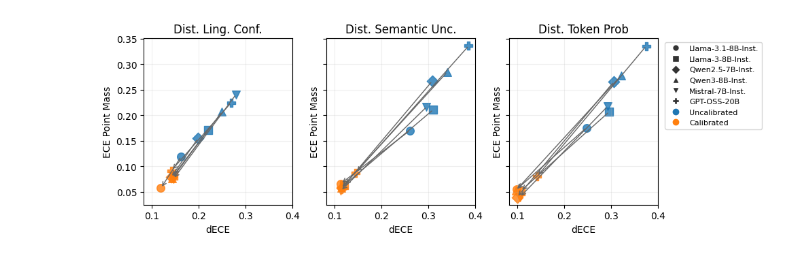
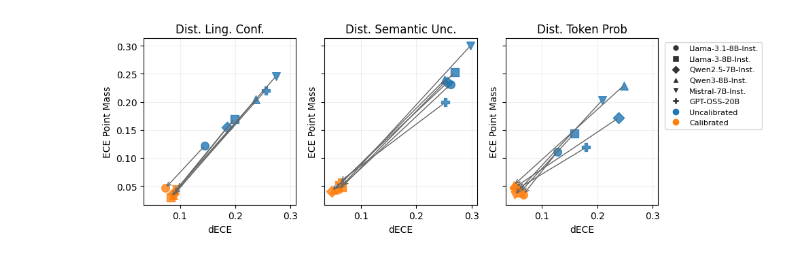
Before and after one commit to Ivan-Yeh/lm-confidence-evaluation-harness, a Jupyter notebook: papers/in_domain_post_hoc.ipynb, the cells around one changed output. Saved outputs shown, nothing was run; the diff lists cells and outputs as text; code cells hidden in the pictures.

```diff
--- a/papers/in_domain_post_hoc.ipynb
+++ b/papers/in_domain_post_hoc.ipynb
@@ -153,9 +153,11 @@ import matplotlib.pyplot as plt
 
 plot_df = agg_mean_df.reset_index()
 
+space = "signal"
+
 metrics = {
-    "original": ("original_linguistic_dECE", "original_linguistic_dECE_pt"),
-    "calibrated": ("calibrated_linguistic_dECE", "calibrated_linguistic_dECE_pt"),
+    "original": (f"original_{space}_dECE", f"original_{space}_dECE_pt"),
+    "calibrated": (f"calibrated_{space}_dECE", f"calibrated_{space}_dECE_pt"),
 }
 
 method_order = [methods_names[key] for key in methods_names]
@@ -190,32 +192,32 @@ for ax, method in zip(axes, method_order):
             arrowprops=dict(arrowstyle="->", color="0.4", lw=1),
         )
     ax.set_title(method)
     ax.set_xlabel("dECE")
     ax.set_ylabel("ECE Point Mass")
     ax.grid(True, alpha=0.2)
 
 model_handles = [
     plt.Line2D([0], [0], marker=marker_map[m], color="w", label=m,
                markerfacecolor="0.2", markersize=7)
     for m in model_order
     if m in marker_map
 ]
 status_handles = [
     plt.Line2D([0], [0], marker="o", color="tab:blue", label="Uncalibrated",
                markerfacecolor="tab:blue", markersize=6, linestyle="None"),
     plt.Line2D([0], [0], marker="o", color="tab:orange", label="Calibrated",
                markerfacecolor="tab:orange", markersize=6, linestyle="None"),
 ]
 
 axes[-1].legend(
     handles=model_handles + status_handles,
     bbox_to_anchor=(1.02, 1),
     loc="upper left",
     frameon=True,
     fontsize=8,
 )
 # fig.suptitle("Post-Hoc Linguistic Calibration (In-Domain)", y=1.02)
 plt.tight_layout()
-plt.savefig(f"{calibration_mode}_post_hoc_linguistic_calibration_in_domain.pdf", bbox_inches='tight', dpi=300)
+plt.savefig(f"{calibration_mode}_post_hoc_{space}_calibration_in_domain.pdf", bbox_inches='tight', dpi=300)
 # %% [output]
-[figure, old version]
+[figure, new version]
```
Also changed, not shown: 10 other files.
